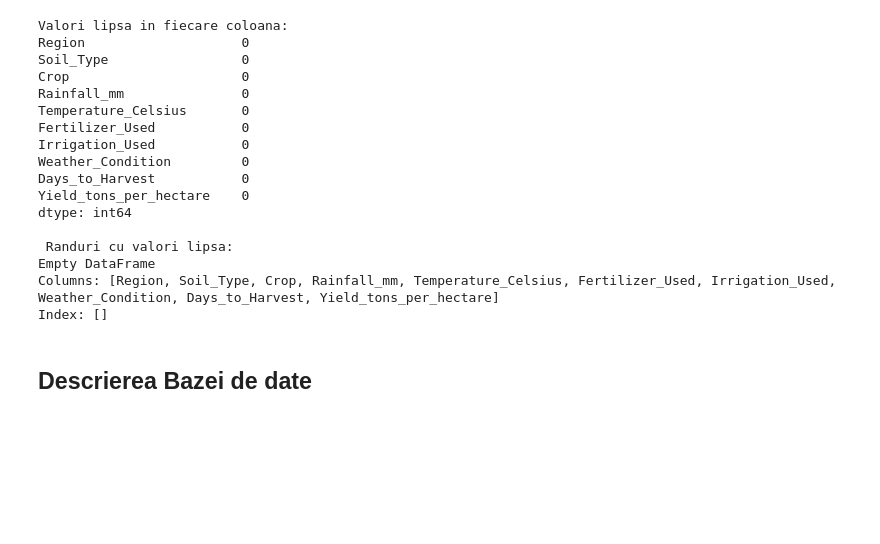
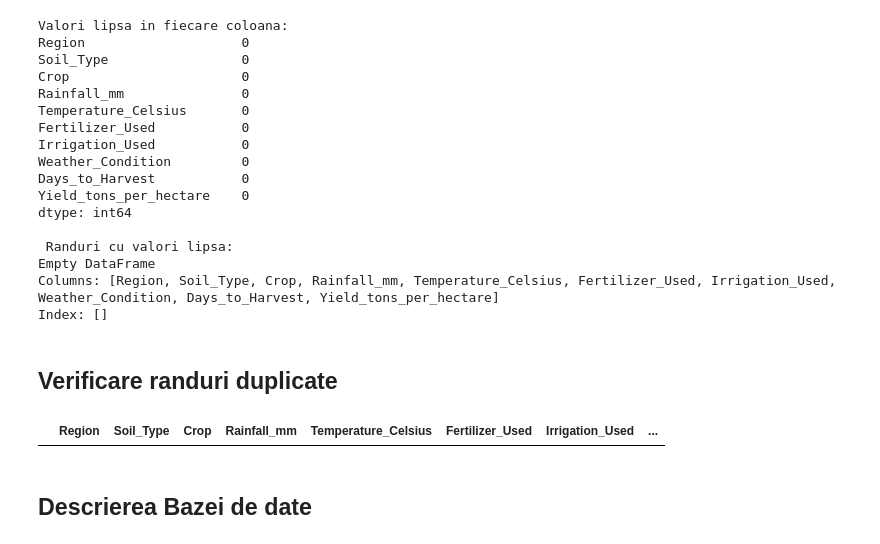
Before and after one commit to GavrisNicu1/agricultural-yield, a Jupyter notebook: agricultural_yield.ipynb, the cells around one changed output. Drawn from its saved outputs; the diff is of its cells as text; code cells hidden in the pictures; blank space fills up the shorter version.

```diff
--- a/agricultural_yield.ipynb
+++ b/agricultural_yield.ipynb
@@ -57,6 +58,14 @@ dtype: int64
 Empty DataFrame
 Columns: [Region, Soil_Type, Crop, Rainfall_mm, Temperature_Celsius, Fertilizer_Used, Irrigation_Used, Weather_Condition, Days_to_Harvest, Yield_tons_per_hectare]
 Index: []
+# %% [markdown]
+## Verificare randuri duplicate
+# %%
+
+duplicate_rows = df[df.duplicated()]
+duplicate_rows
+# %% [output]
+|  | Region | Soil_Type | Crop | Rainfall_mm | Temperature_Celsius | Fertilizer_Used | Irrigation_Used | ... |
 # %% [markdown]
 ## Descrierea Bazei de date
 # %%
```
Also changed, not shown: parts of 11 cells of this notebook, 13 other files.
